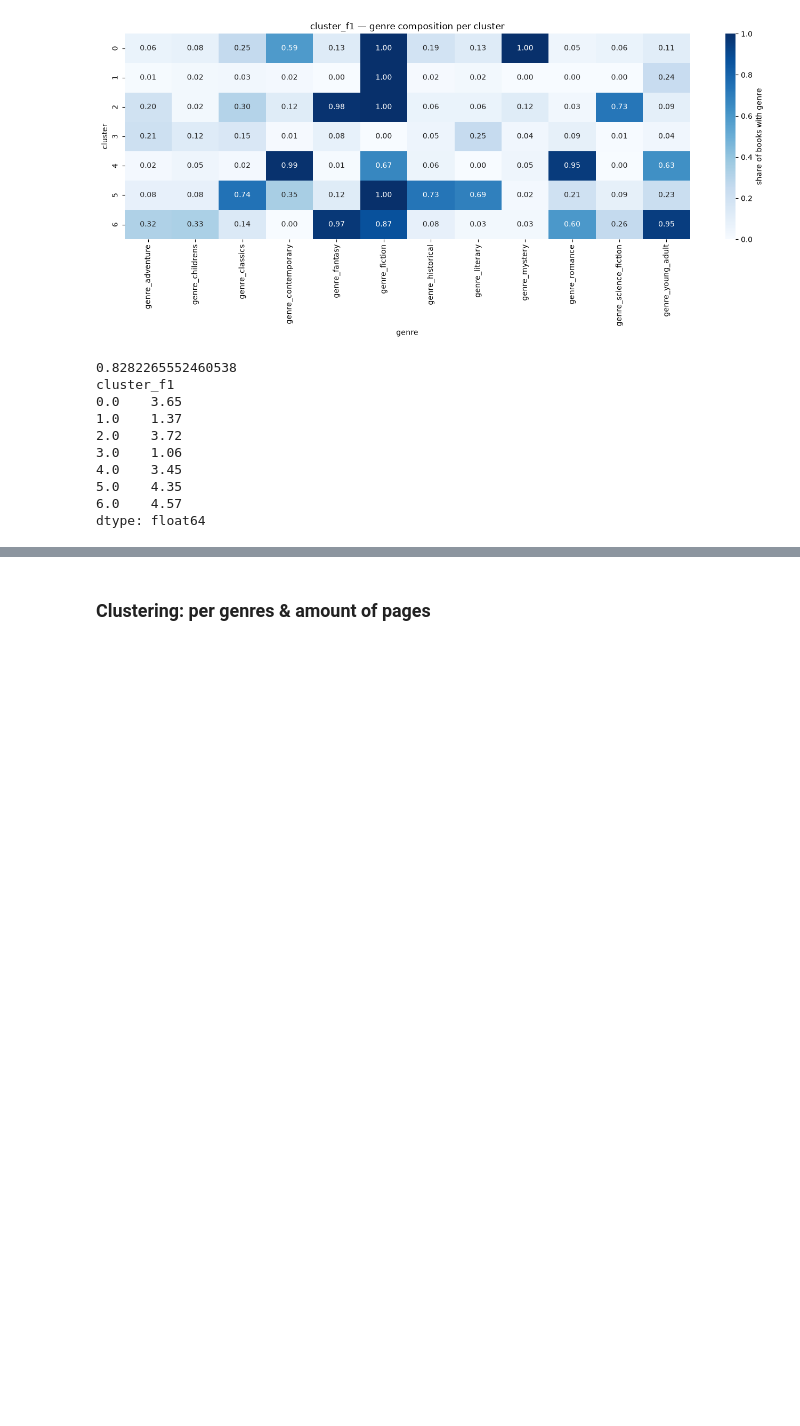
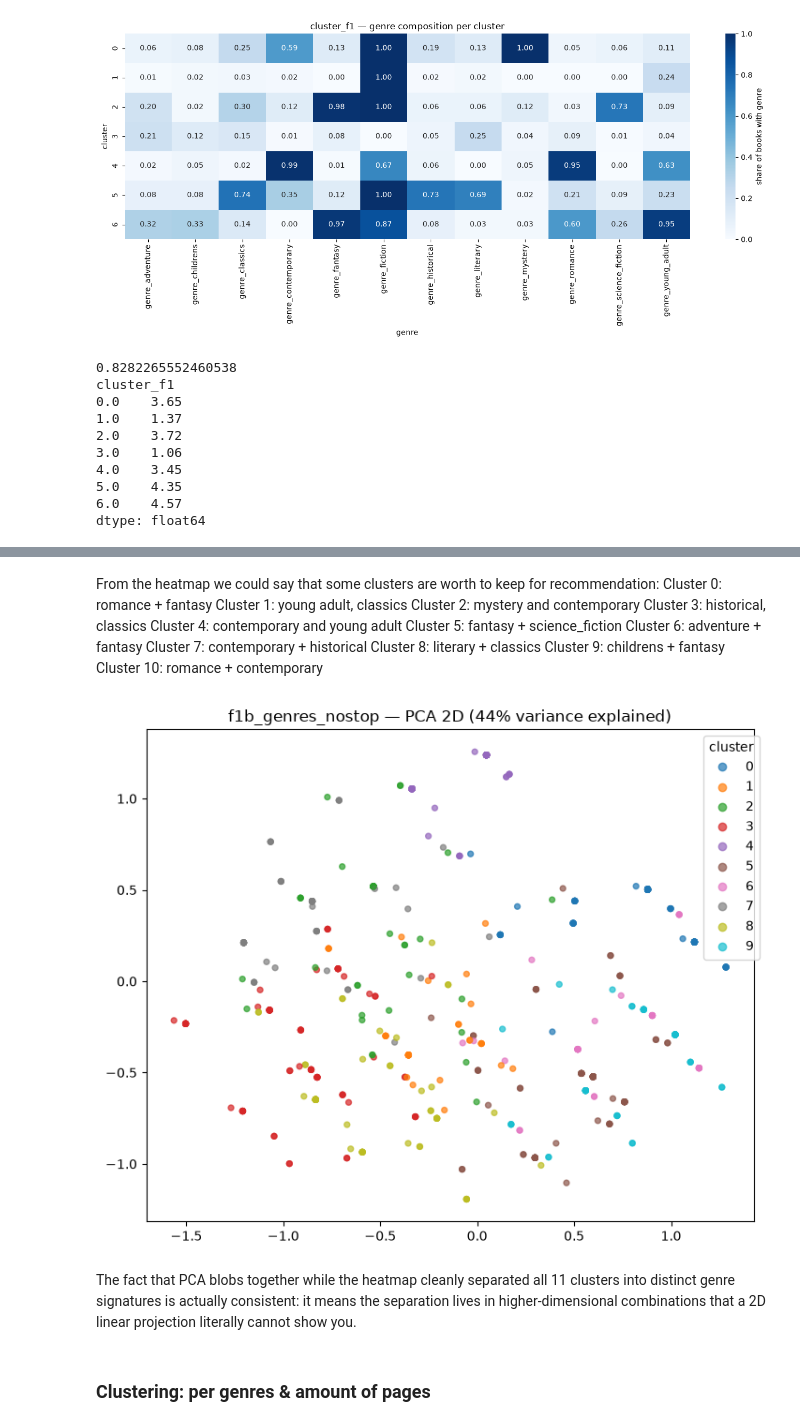
Before and after one commit to cadiyubu/Book_projectW8, a Jupyter notebook: notebooks/4_EDA_clustering.ipynb, the cells around one changed output, grey strips where cells are left out. Cells and saved outputs as stored; diff of their text form; code cells hidden in the pictures; blank space fills up the shorter version.

```diff
--- a/notebooks/EDA_clustering.ipynb
+++ b/notebooks/4_EDA_clustering.ipynb
@@ -496,3 +624,24 @@ dtype: float64
+# %% [markdown]
+From the heatmap we could say that some clusters are worth to keep for recommendation:
+Cluster 0: romance + fantasy
+Cluster 1: young adult, classics
+Cluster 2: mystery and contemporary
+Cluster 3: historical, classics
+Cluster 4: contemporary and young adult
+Cluster 5: fantasy + science_fiction
+Cluster 6: adventure + fantasy
+Cluster 7: contemporary + historical
+Cluster 8: literary + classics
+Cluster 9: childrens + fantasy
+Cluster 10: romance + contemporary
+# %%
+# Let's visually analyse each cluster by features f2
+X1b = scale_features(feature_sets['f1b_genres_nostop'])
+cluster_pca_scatter(X1b, books.loc[X1b.index, 'cluster_f1b'], 'f1b_genres_nostop')
+# %% [output]
+[figure, added]
+# %% [markdown]
+The fact that PCA blobs together while the heatmap cleanly separated all 11 clusters into distinct genre signatures is actually consistent: it means the separation lives in higher-dimensional combinations that a 2D linear projection literally cannot show you.
 # %% [markdown]
 ### Clustering: per genres & amount of pages
 # %%
```
Also changed, not shown: parts of 10 cells of this notebook, 4 other files.
